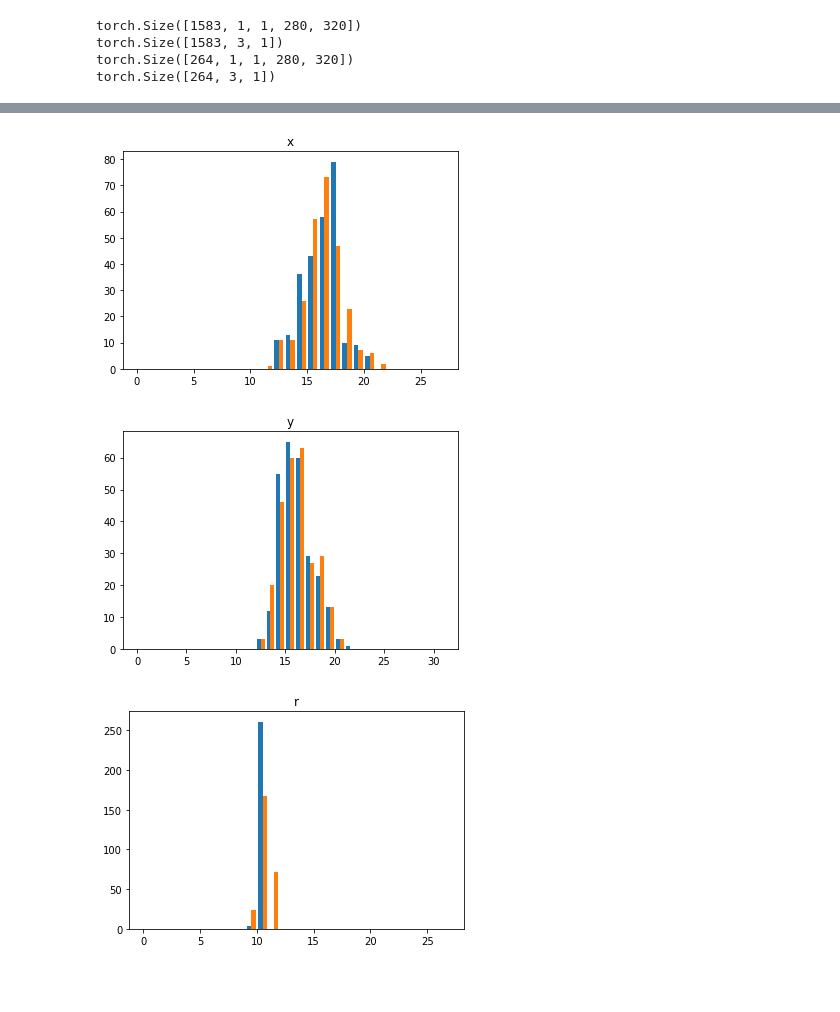
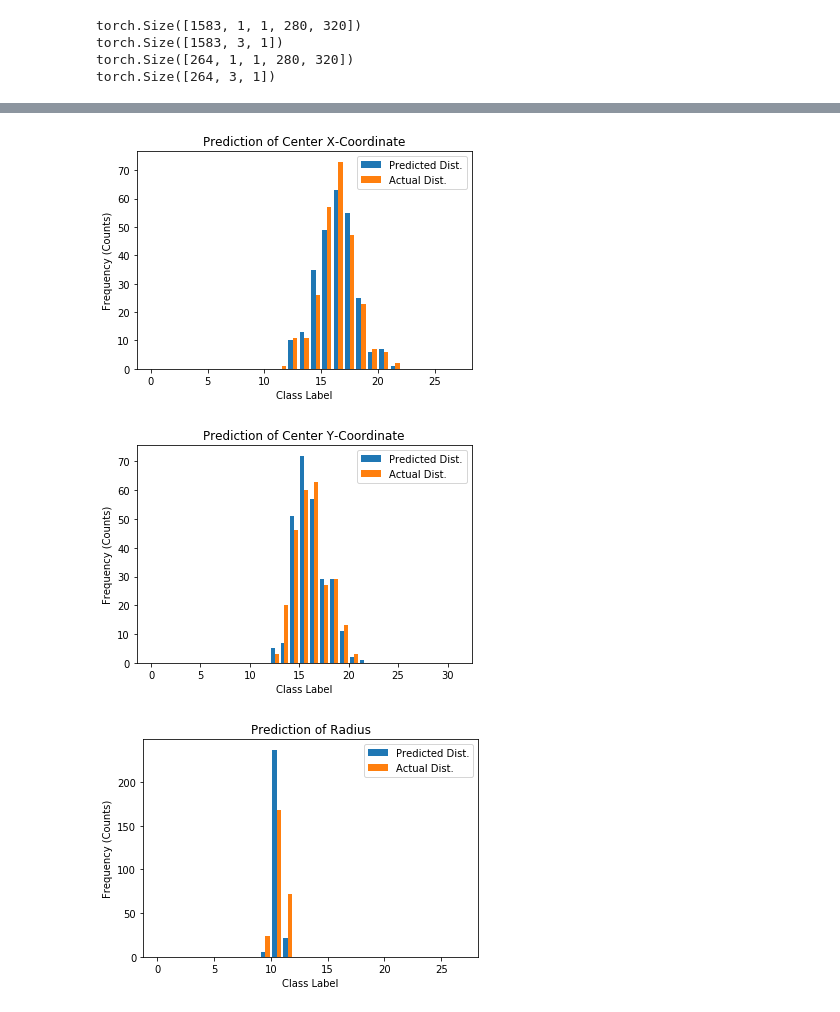
Before and after one commit to jamessye/iris_detector, a Jupyter notebook: Milestone V1.ipynb, the cells around one changed output, grey strips where cells are left out. Drawn from its saved outputs; the diff is of its cells as text; code cells hidden in the pictures; blank space fills up the shorter version.

```diff
--- a/Milestone V1.ipynb
+++ b/Milestone V1.ipynb
@@ -274,12 +274,12 @@ optimizer_y = optim.SGD(model_y.parameters(), lr=1e-4, momentum=0.9, nesterov=Tr
 optimizer_r = optim.SGD(model_r.parameters(), lr=1e-4, momentum=0.9, nesterov=True)
 
 print('Train X Position')
-train_part34(model_x, optimizer_x, 'x', epochs=70)
+train_part34(model_x, optimizer_x, 'x', epochs=200)
 
 print('Train Y Position')
-train_part34(model_y, optimizer_y, 'y', epochs=70)
+train_part34(model_y, optimizer_y, 'y', epochs=200)
 
 print('Train Radius')
-train_part34(model_r, optimizer_r, 'r', epochs=50)
+train_part34(model_r, optimizer_r, 'r', epochs=200)
 # %% [output]
 Train X Position
@@ -302,28 +302,37 @@ Got 171 / 264 correct (64.77) for mode val
 # %%
 scores_x = model_x(X_val.reshape(X_val.shape[0], 1, X_val.shape[3], X_val.shape[4]))
 scores_nparr_x = np.array(scores_x.data)
 y_pred_val_x = np.argmax(scores_nparr_x, axis=1)
-plt.hist([y_pred_val_x, y_val[:,0]], bins=range(28))
-plt.title('x')
+plt.hist([y_pred_val_x, y_val[:,0]], bins=range(28), label=['Predicted Dist.', 'Actual Dist.'])
+plt.title('Prediction of Center X-Coordinate')
+plt.xlabel('Class Label')
+plt.ylabel('Frequency (Counts)')
+plt.legend()
 plt.show()
 
 scores_y = model_y(X_val.reshape(X_val.shape[0], 1, X_val.shape[3], X_val.shape[4]))
 scores_nparr_y = np.array(scores_y.data)
 y_pred_val_y = np.argmax(scores_nparr_y, axis=1)
-plt.hist([y_pred_val_y, y_val[:,1]], bins=range(32))
-plt.title('y')
+plt.hist([y_pred_val_y, y_val[:,1]], bins=range(32), label=['Predicted Dist.', 'Actual Dist.'])
+plt.title('Prediction of Center Y-Coordinate')
+plt.xlabel('Class Label')
+plt.ylabel('Frequency (Counts)')
+plt.legend()
 plt.show()
 
 scores_r = model_r(X_val.reshape(X_val.shape[0], 1, X_val.shape[3], X_val.shape[4]))
 scores_nparr_r = np.array(scores_r.data)
 y_pred_val_r = np.argmax(scores_nparr_r, axis=1)
-plt.hist([y_pred_val_r, y_val[:,2]], bins=range(28))
-plt.title('r')
+plt.hist([y_pred_val_r, y_val[:,2]], bins=range(28), label=['Predicted Dist.', 'Actual Dist.'])
+plt.title('Prediction of Radius')
+plt.xlabel('Class Label')
+plt.ylabel('Frequency (Counts)')
+plt.legend()
 plt.show()
 # %% [output]
-[figure, old version]
+[figure, new version]
-[figure, old version]
+[figure, new version]
-[figure, old version]
+[figure, new version]
 # %%
 #im = np.array(Image.open('CASIA-Iris-Interval/001/L/S1001L01.jpg'), dtype=np.uint8)
 
```
Also changed, not shown: parts of 2 cells of this notebook, 1 other file.
